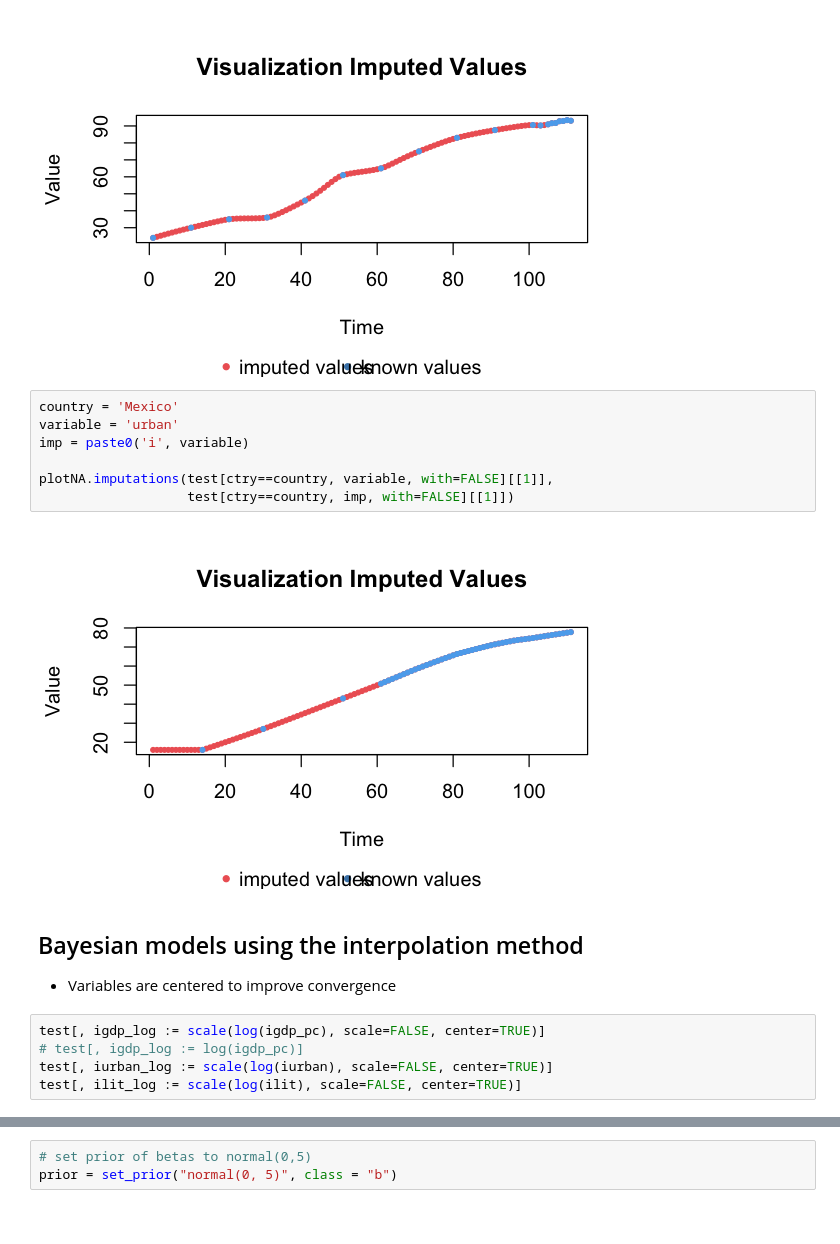
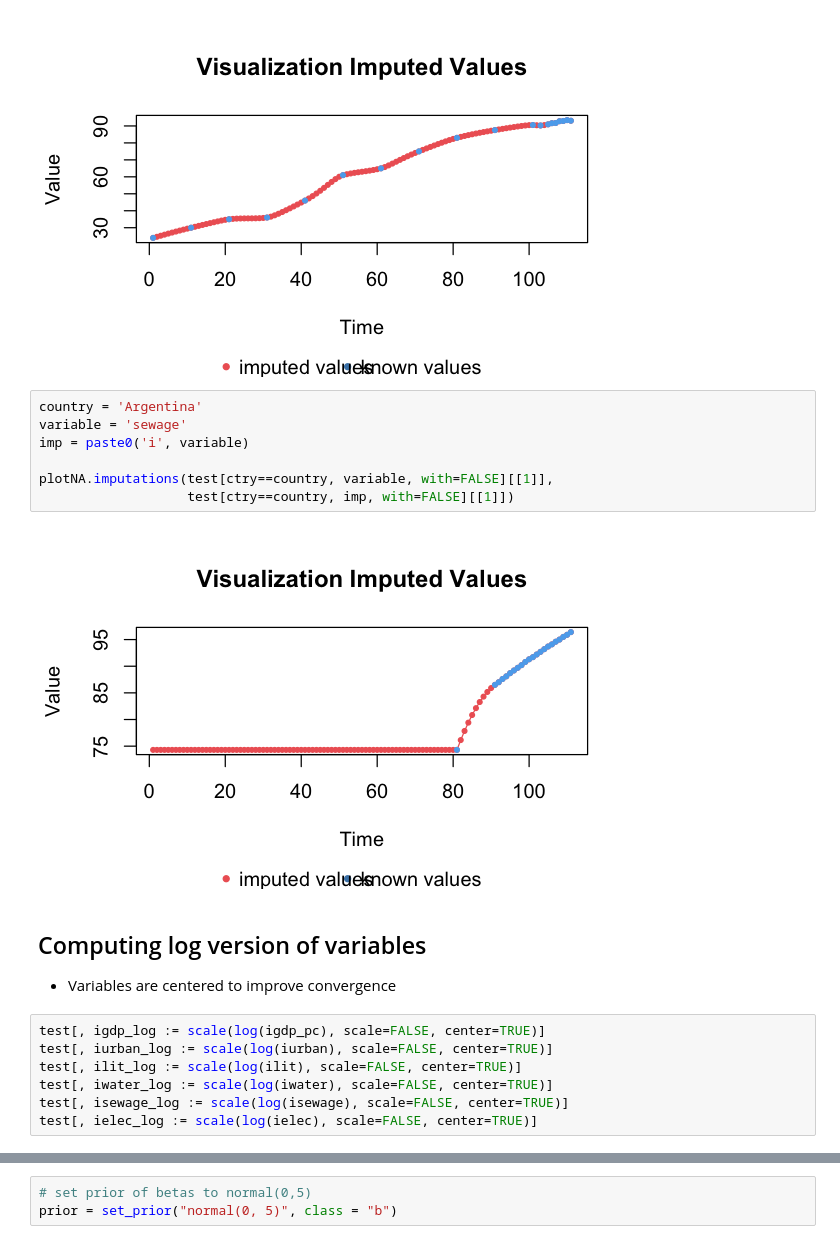
Before and after one commit to sdaza/lambda, a Jupyter notebook: notebooks/stacking_covariates.ipynb, the cells around one changed output, grey strips where cells are left out. Drawn from its saved outputs; the diff is of its cells as text.

```diff
--- a/notebooks/stacking_covariates.ipynb
+++ b/notebooks/stacking_covariates.ipynb
@@ -141,20 +160,22 @@ plotNA.imputations(test[ctry==country, variable, with=FALSE][[1]],
 # %% [output]
 [figure]
 # %%
-country = 'Mexico'
-variable = 'urban'
+country = 'Argentina'
+variable = 'sewage'
 imp = paste0('i', variable)
 
 plotNA.imputations(test[ctry==country, variable, with=FALSE][[1]],
                    test[ctry==country, imp, with=FALSE][[1]])
 # %% [output]
-[figure, old version]
+[figure, new version]
 # %% [markdown]
-## Bayesian models using the interpolation method
+## Computing log version of variables
 
 - Variables are centered to improve convergence
 # %%
 test[, igdp_log := scale(log(igdp_pc), scale=FALSE, center=TRUE)]
-# test[, igdp_log := log(igdp_pc)]
 test[, iurban_log := scale(log(iurban), scale=FALSE, center=TRUE)]
 test[, ilit_log := scale(log(ilit), scale=FALSE, center=TRUE)]
+test[, iwater_log := scale(log(iwater), scale=FALSE, center=TRUE)]
+test[, isewage_log := scale(log(isewage), scale=FALSE, center=TRUE)]
+test[, ielec_log := scale(log(ielec), scale=FALSE, center=TRUE)]
```
Also changed, not shown: parts of 170 cells of this notebook, 2 other files.
